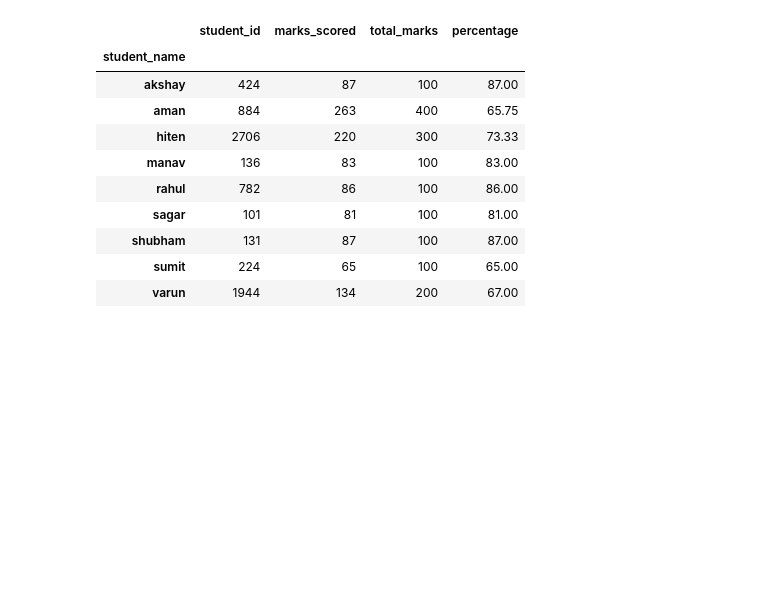
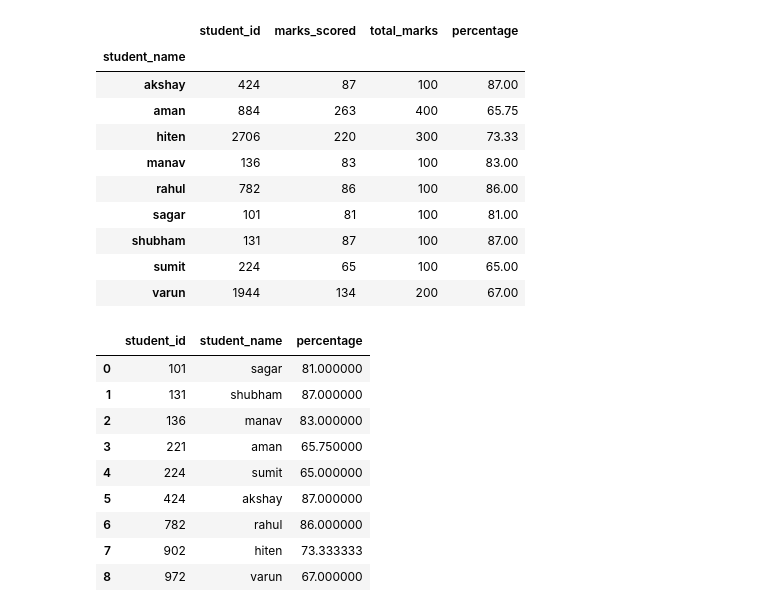
Before and after one commit to hitenverma1/Python_Coding, a Jupyter notebook: join_table.ipynb, the cells around one changed output. Cells and saved outputs as stored; diff of their text form; code cells hidden in the pictures; blank space fills up the shorter version.

```diff
--- a/join_table.ipynb
+++ b/join_table.ipynb
@@ -98,3 +98,23 @@ df23
 | shubham | 131 | 87 | 100 | 87.00 |
 | sumit | 224 | 65 | 100 | 65.00 |
 | varun | 1944 | 134 | 200 | 67.00 |
+# %%
+# Group the merged dataframe by "id" and "student_name"
+grouped_df = merge.groupby(["student_id", "student_name"])
+# Calculate the percentage for each student
+result_df = grouped_df.apply(lambda x: (x["marks_scored"].sum() / x["total_marks"].sum()) * 100)
+result_df = result_df.reset_index()
+result_df.columns = ["student_id", "student_name", "percentage"]
+# %%
+result_df
+# %% [output]
+|  | student_id | student_name | percentage |
+| 0 | 101 | sagar | 81.000000 |
+| 1 | 131 | shubham | 87.000000 |
+| 2 | 136 | manav | 83.000000 |
+| 3 | 221 | aman | 65.750000 |
+| 4 | 224 | sumit | 65.000000 |
+| 5 | 424 | akshay | 87.000000 |
+| 6 | 782 | rahul | 86.000000 |
+| 7 | 902 | hiten | 73.333333 |
+| 8 | 972 | varun | 67.000000 |
```
Also changed, not shown: parts of 14 cells of this notebook, 8 other files.
